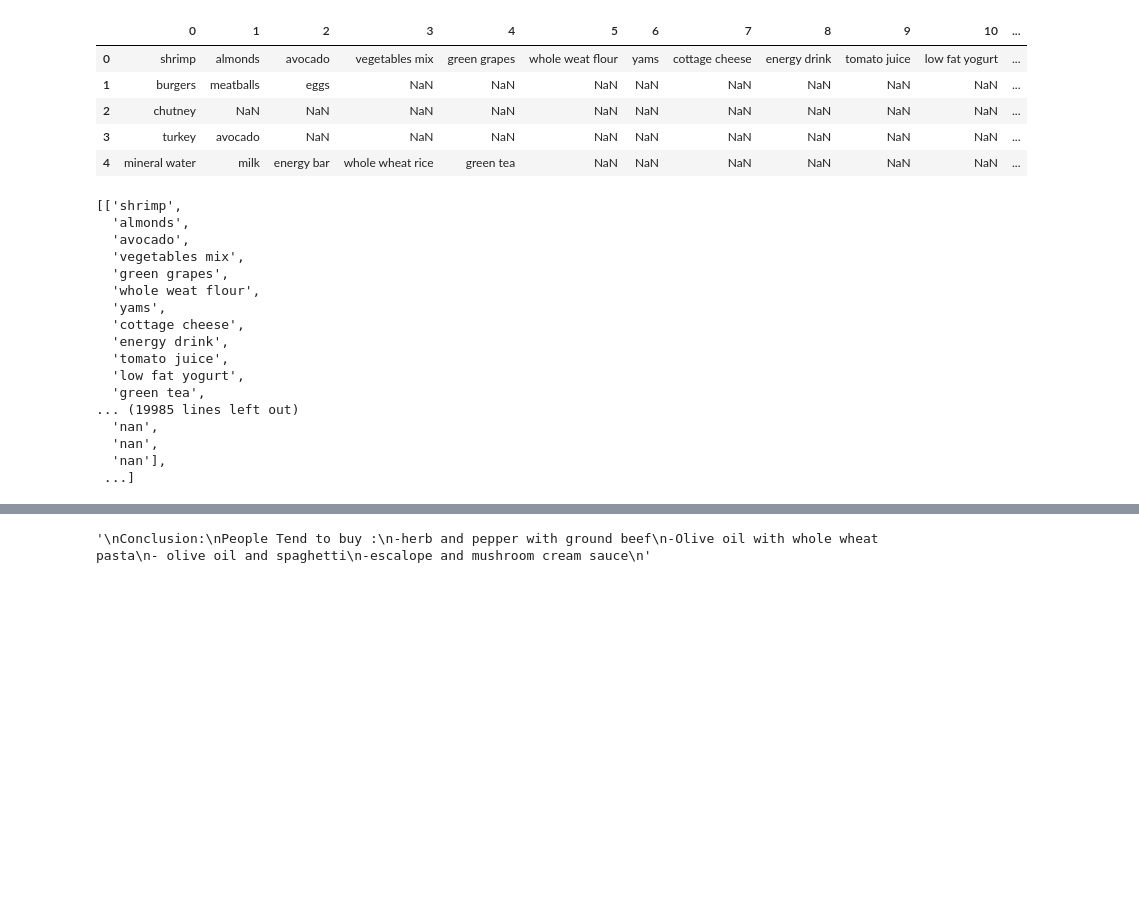
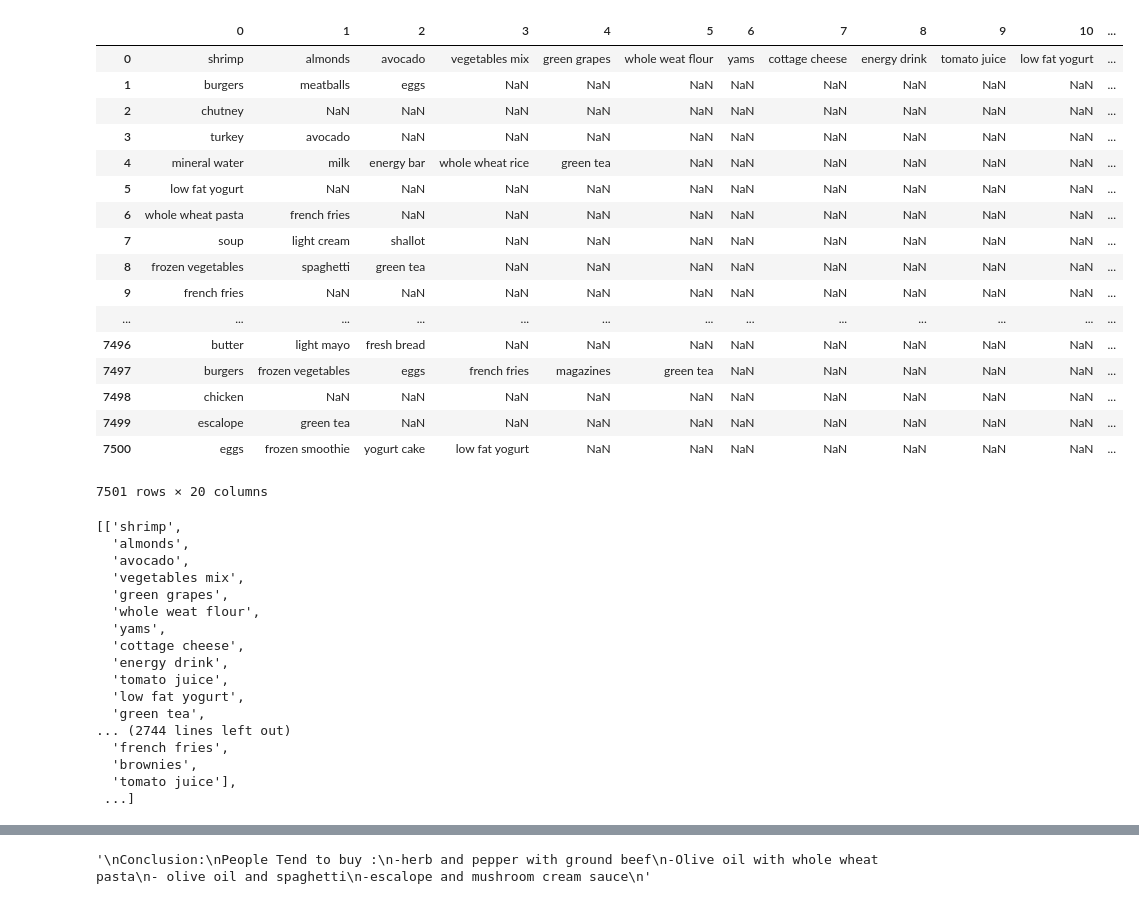
Before and after one commit to deepanshu1999/Market_Basket_Optimization, a Jupyter notebook: Market_Basket_Optimization.ipynb, the cells around one changed output, grey strips where cells are left out. Drawn from its saved outputs; the diff is of its cells as text; code cells hidden in the pictures; blank space fills up the shorter version.

Commit message:
Removing NaN values

```diff
--- a/Market_Basket_Optimization.ipynb
+++ b/Market_Basket_Optimization.ipynb
@@ -6,19 +6,33 @@ import pandas as pd
 # %%
 dataset = pd.read_csv('Market_Basket_Optimisation.csv', header = None)
 # Dataset contains purchase information of 7501
-dataset.head()
+dataset
 # %% [output]
 |  | 0 | 1 | 2 | 3 | 4 | 5 | 6 | 7 | 8 | 9 | 10 | ... |
 | 0 | shrimp | almonds | avocado | vegetables mix | green grapes | whole weat flour | yams | cottage cheese | energy drink | tomato juice | low fat yogurt | ... |
 | 1 | burgers | meatballs | eggs | NaN | NaN | NaN | NaN | NaN | NaN | NaN | NaN | ... |
 | 2 | chutney | NaN | NaN | NaN | NaN | NaN | NaN | NaN | NaN | NaN | NaN | ... |
 | 3 | turkey | avocado | NaN | NaN | NaN | NaN | NaN | NaN | NaN | NaN | NaN | ... |
 | 4 | mineral water | milk | energy bar | whole wheat rice | green tea | NaN | NaN | NaN | NaN | NaN | NaN | ... |
+| 5 | low fat yogurt | NaN | NaN | NaN | NaN | NaN | NaN | NaN | NaN | NaN | NaN | ... |
+| 6 | whole wheat pasta | french fries | NaN | NaN | NaN | NaN | NaN | NaN | NaN | NaN | NaN | ... |
+| 7 | soup | light cream | shallot | NaN | NaN | NaN | NaN | NaN | NaN | NaN | NaN | ... |
+| 8 | frozen vegetables | spaghetti | green tea | NaN | NaN | NaN | NaN | NaN | NaN | NaN | NaN | ... |
+| 9 | french fries | NaN | NaN | NaN | NaN | NaN | NaN | NaN | NaN | NaN | NaN | ... |
+| ... | ... | ... | ... | ... | ... | ... | ... | ... | ... | ... | ... | ... |
+| 7496 | butter | light mayo | fresh bread | NaN | NaN | NaN | NaN | NaN | NaN | NaN | NaN | ... |
+| 7497 | burgers | frozen vegetables | eggs | french fries | magazines | green tea | NaN | NaN | NaN | NaN | NaN | ... |
+| 7498 | chicken | NaN | NaN | NaN | NaN | NaN | NaN | NaN | NaN | NaN | NaN | ... |
+| 7499 | escalope | green tea | NaN | NaN | NaN | NaN | NaN | NaN | NaN | NaN | NaN | ... |
+| 7500 | eggs | frozen smoothie | yogurt cake | low fat yogurt | NaN | NaN | NaN | NaN | NaN | NaN | NaN | ... |
+7501 rows × 20 columns
 # %%
 #Making list of purchases
 transactions = []
 for i in range(0, 7501):
-    transactions.append([str(dataset.values[i,j]) for j in range(0, 20)])
+    l=[str(dataset.values[i,j]) for j in range(0, 20)]
+    l=[x for x in l if x!='nan']
+    transactions.append(l)
 transactions
 # %% [output]
 [['shrimp',
@@ -33,10 +47,10 @@ transactions
   'tomato juice',
   'low fat yogurt',
   'green tea',
-... (19985 lines left out)
-  'nan',
-  'nan',
-  'nan'],
+... (2744 lines left out)
+  'french fries',
+  'brownies',
+  'tomato juice'],
  ...]
 # %%
 # Training Apriori on the dataset
```
Also changed, not shown: parts of 1 cell of this notebook.
